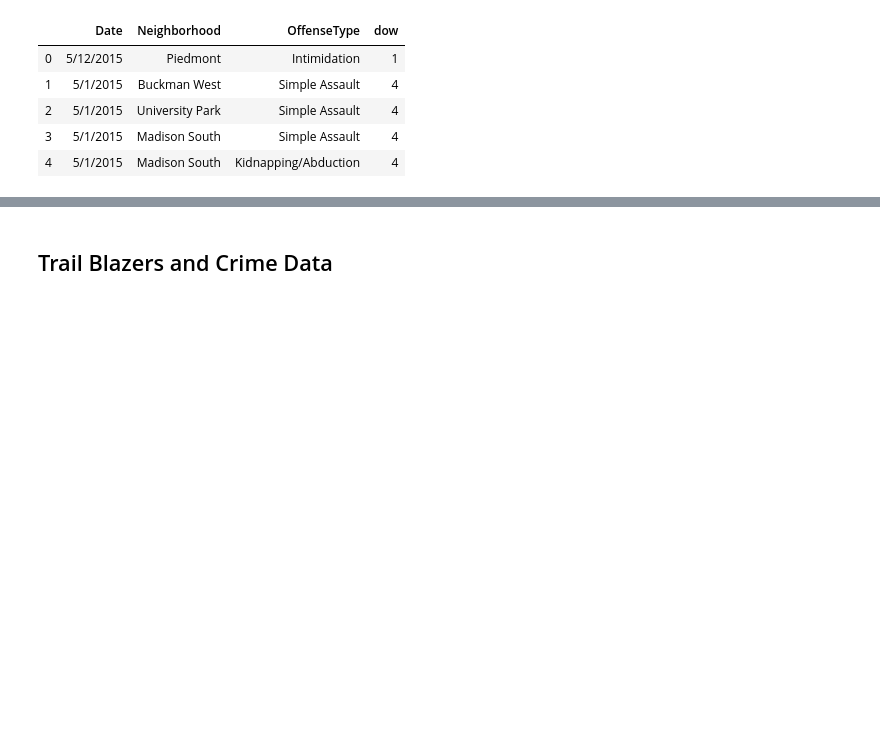
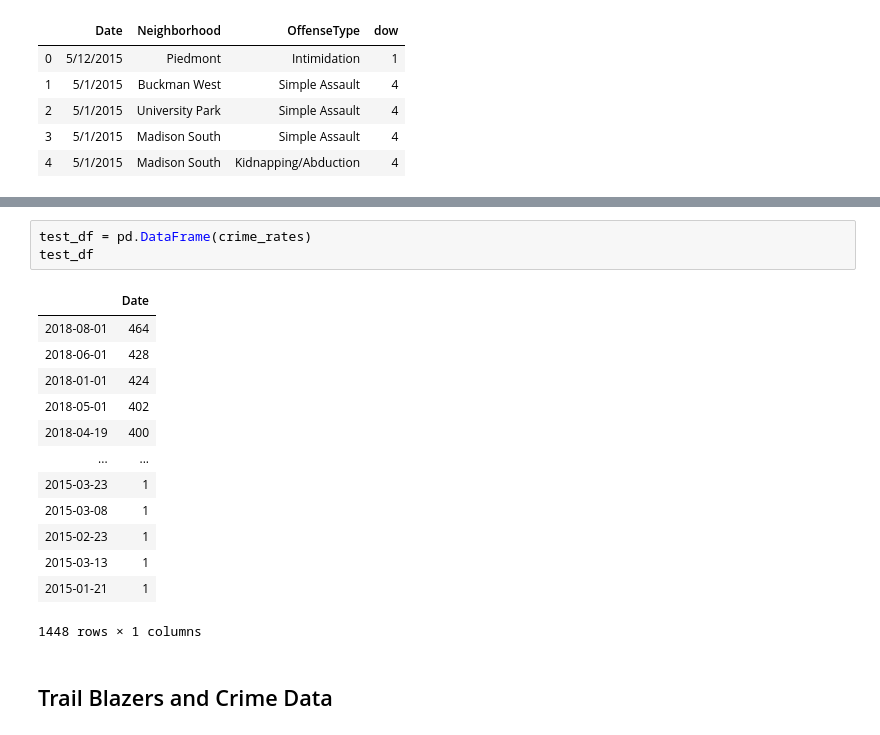
Before and after one commit to shaymusmc/Crime_TrailBlazers, a Jupyter notebook: Crime_TrailBlazers.ipynb, the cells around one changed output, grey strips where cells are left out. Drawn from its saved outputs; the diff is of its cells as text; blank space fills up the shorter version.

```diff
--- a/Crime_TrailBlazers.ipynb
+++ b/Crime_TrailBlazers.ipynb
@@ -147,3 +149,20 @@ day_crime
 Name: dow, dtype: int64
+# %%
+test_df = pd.DataFrame(crime_rates)
+test_df
+# %% [output]
+|  | Date |
+| 2018-08-01 | 464 |
+| 2018-06-01 | 428 |
+| 2018-01-01 | 424 |
+| 2018-05-01 | 402 |
+| 2018-04-19 | 400 |
+| ... | ... |
+| 2015-03-23 | 1 |
+| 2015-03-08 | 1 |
+| 2015-02-23 | 1 |
+| 2015-03-13 | 1 |
+| 2015-01-21 | 1 |
+1448 rows × 1 columns
 # %% [markdown]
 ## Trail Blazers and Crime Data
```
Also changed, not shown: parts of 10 cells of this notebook.
